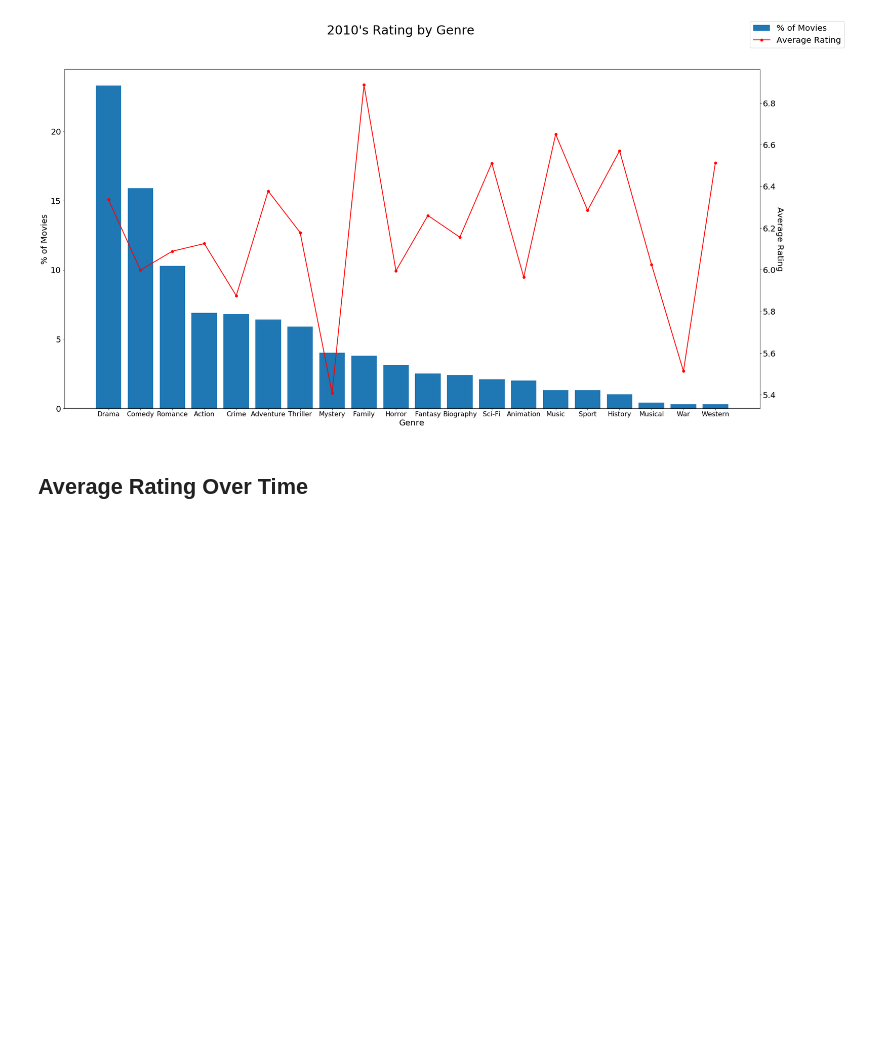
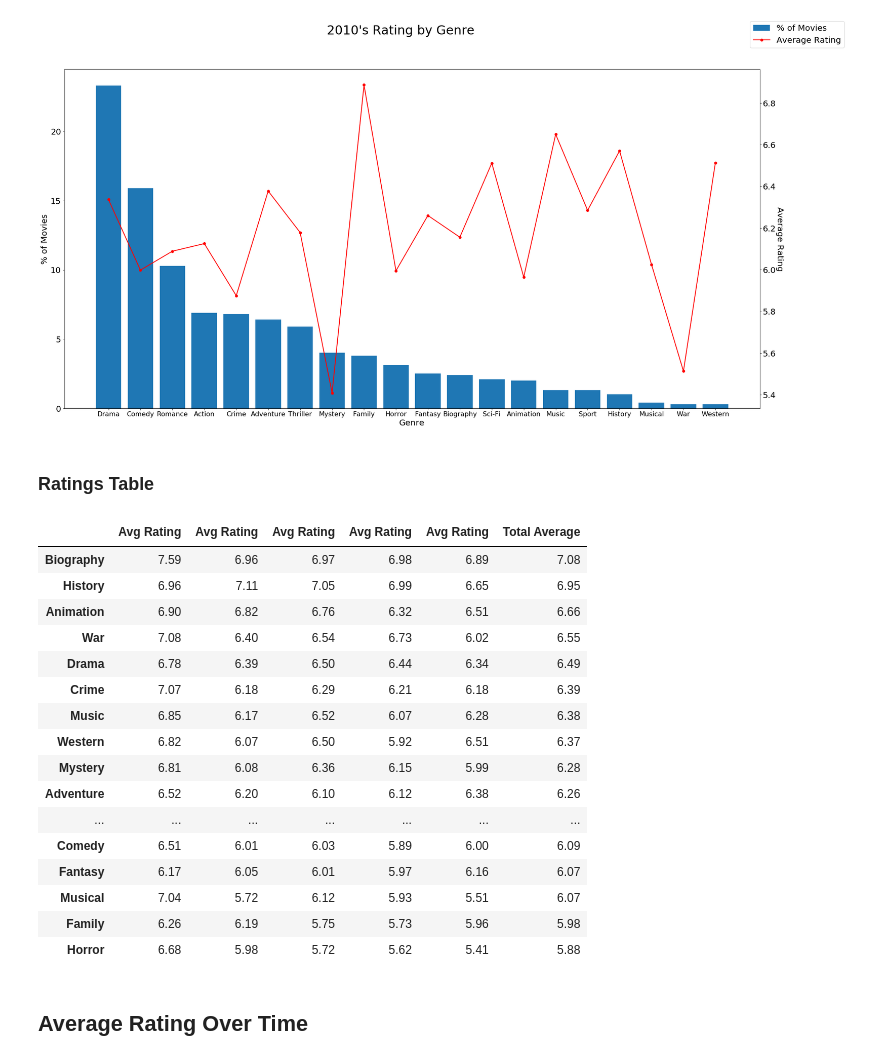
Before and after one commit to Nicole1701/group_project1, a Jupyter notebook: Analysis_Nicole.ipynb, the cells around one changed output. Saved outputs shown, nothing was run; the diff lists cells and outputs as text; code cells hidden in the pictures; blank space fills up the shorter version.

```diff
--- a/Analysis_Nicole.ipynb
+++ b/Analysis_Nicole.ipynb
@@ -813,6 +842,33 @@ plt.savefig("images/2010_Rating_by_Genre")
 plt.show()
 # %% [output]
 [figure]
+# %% [markdown]
+### Ratings Table
+# %%
+ratings_frames = [rating_70_df, rating_80_df, rating_90_df, rating_00_df, rating_10_df]
+
+ratings_combined = pd.concat(ratings_frames, axis=1)
+ratings_combined['Total Average'] = ratings_combined.mean(numeric_only=True, axis=1)
+ratings_combined[['Avg Rating']]
+ratings_combined.sort_values("Total Average", ascending=False)
+# %% [output]
+|  | Avg Rating | Avg Rating | Avg Rating | Avg Rating | Avg Rating | Total Average |
+| Biography | 7.59 | 6.96 | 6.97 | 6.98 | 6.89 | 7.08 |
+| History | 6.96 | 7.11 | 7.05 | 6.99 | 6.65 | 6.95 |
+| Animation | 6.90 | 6.82 | 6.76 | 6.32 | 6.51 | 6.66 |
+| War | 7.08 | 6.40 | 6.54 | 6.73 | 6.02 | 6.55 |
+| Drama | 6.78 | 6.39 | 6.50 | 6.44 | 6.34 | 6.49 |
+| Crime | 7.07 | 6.18 | 6.29 | 6.21 | 6.18 | 6.39 |
+| Music | 6.85 | 6.17 | 6.52 | 6.07 | 6.28 | 6.38 |
+| Western | 6.82 | 6.07 | 6.50 | 5.92 | 6.51 | 6.37 |
+| Mystery | 6.81 | 6.08 | 6.36 | 6.15 | 5.99 | 6.28 |
+| Adventure | 6.52 | 6.20 | 6.10 | 6.12 | 6.38 | 6.26 |
+| ... | ... | ... | ... | ... | ... | ... |
+| Comedy | 6.51 | 6.01 | 6.03 | 5.89 | 6.00 | 6.09 |
+| Fantasy | 6.17 | 6.05 | 6.01 | 5.97 | 6.16 | 6.07 |
+| Musical | 7.04 | 5.72 | 6.12 | 5.93 | 5.51 | 6.07 |
+| Family | 6.26 | 6.19 | 5.75 | 5.73 | 5.96 | 5.98 |
+| Horror | 6.68 | 5.98 | 5.72 | 5.62 | 5.41 | 5.88 |
 # %% [markdown]
 ## Average Rating Over Time
 # %%
```
Also changed, not shown: parts of 15 cells of this notebook, 6 other files.
